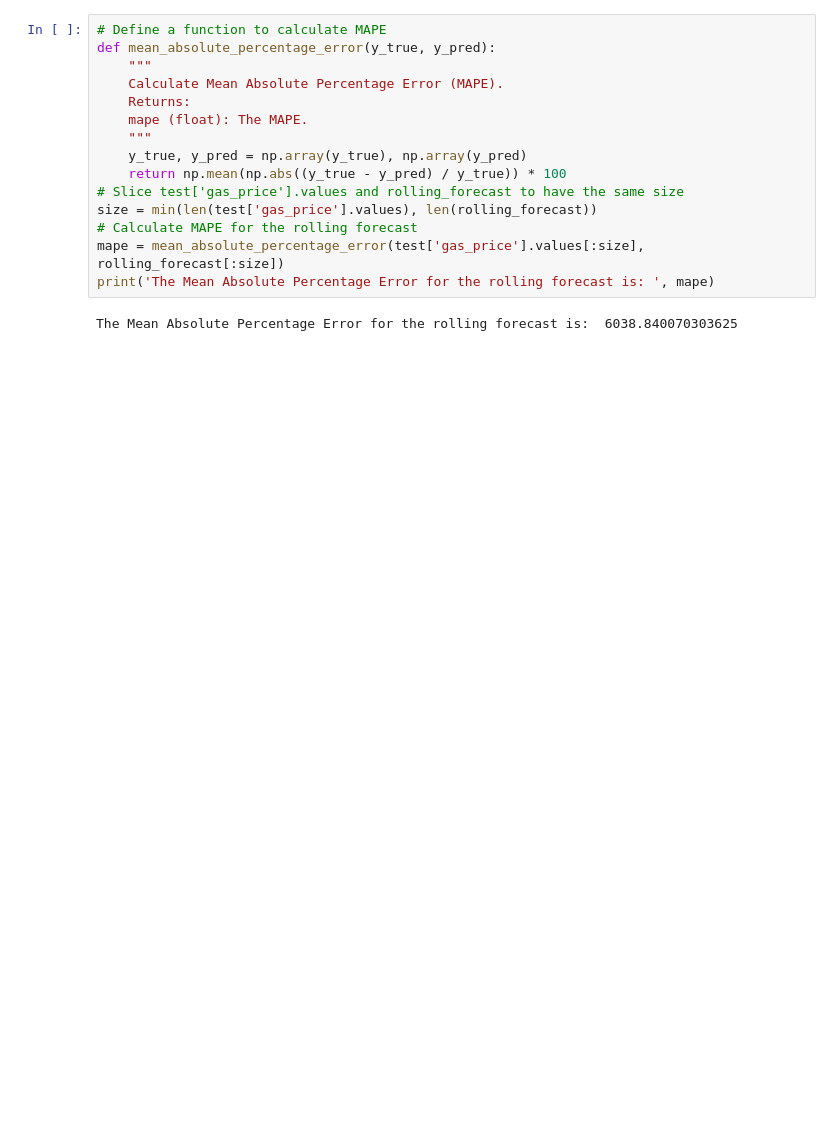
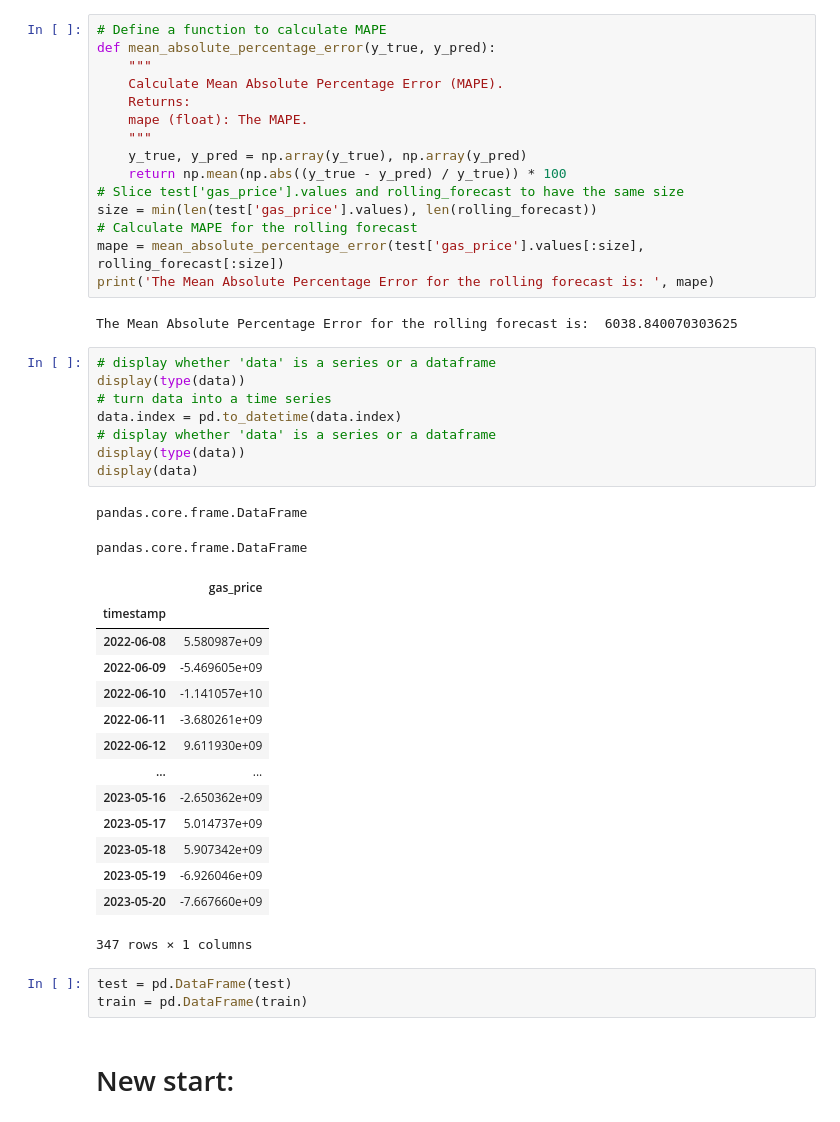
Before and after one commit to najibabounasr/AuthentiChain, a Jupyter notebook: alchemy_api.ipynb, the cells around one changed output. Cells and saved outputs as stored; diff of their text form; blank space fills up the shorter version.

```diff
--- a/alchemy_api.ipynb
+++ b/alchemy_api.ipynb
@@ -886,3 +927,33 @@ mape = mean_absolute_percentage_error(test['gas_price'].values[:size], rolling_f
 print('The Mean Absolute Percentage Error for the rolling forecast is: ', mape)
 # %% [output]
 The Mean Absolute Percentage Error for the rolling forecast is:  6038.840070303625
+# %%
+# display whether 'data' is a series or a dataframe
+display(type(data))
+# turn data into a time series
+data.index = pd.to_datetime(data.index)
+# display whether 'data' is a series or a dataframe
+display(type(data))
+display(data)
+# %% [output]
+pandas.core.frame.DataFrame
+pandas.core.frame.DataFrame
+|  | gas_price |
+| timestamp |  |
+| 2022-06-08 | 5.580987e+09 |
+| 2022-06-09 | -5.469605e+09 |
+| 2022-06-10 | -1.141057e+10 |
+| 2022-06-11 | -3.680261e+09 |
+| 2022-06-12 | 9.611930e+09 |
+| ... | ... |
+| 2023-05-16 | -2.650362e+09 |
+| 2023-05-17 | 5.014737e+09 |
+| 2023-05-18 | 5.907342e+09 |
+| 2023-05-19 | -6.926046e+09 |
+| 2023-05-20 | -7.667660e+09 |
+347 rows × 1 columns
+# %%
+test = pd.DataFrame(test)
+train = pd.DataFrame(train)
+# %% [markdown]
+# New start:
```
Also changed, not shown: parts of 25 cells of this notebook, 6 other files.
